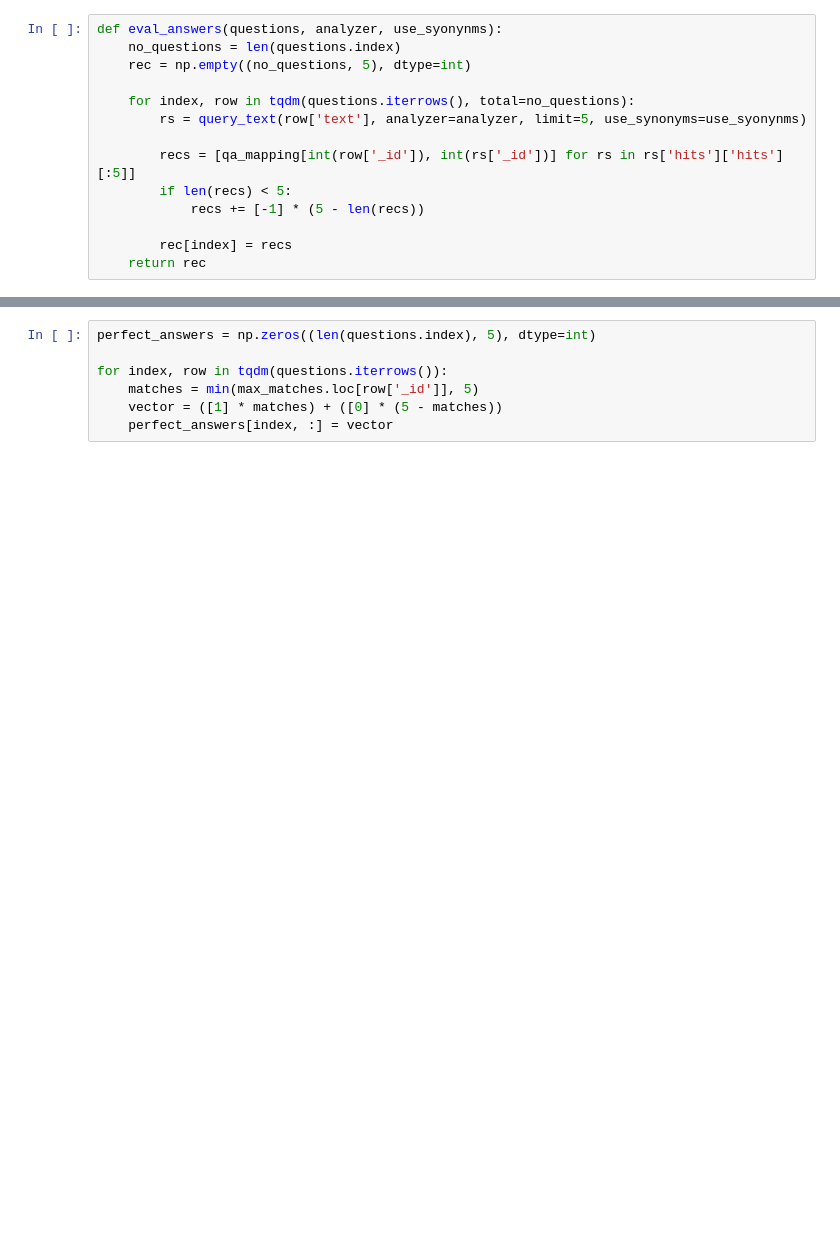
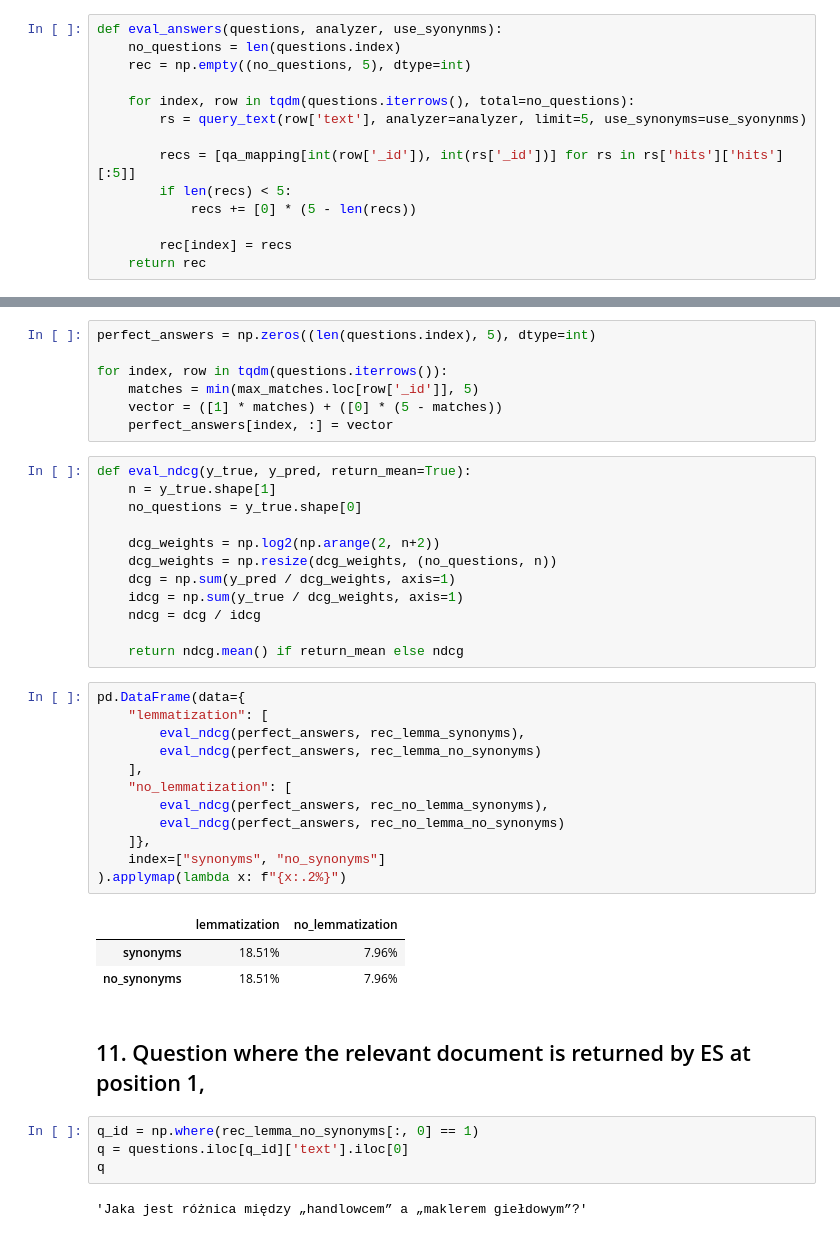
Before and after one commit to Thematiq/nlp, a Jupyter notebook: labs/lab2/lab2.ipynb, the cells around one changed output, grey strips where cells are left out. Saved outputs shown, nothing was run; the diff lists cells and outputs as text; blank space fills up the shorter version.

```diff
--- a/labs/lab2/lab2.ipynb
+++ b/labs/lab2/lab2.ipynb
@@ -354,7 +348,7 @@ def eval_answers(questions, analyzer, use_syonynms):
 
         recs = [qa_mapping[int(row['_id']), int(rs['_id'])] for rs in rs['hits']['hits'][:5]]
         if len(recs) < 5:
-            recs += [-1] * (5 - len(recs))
+            recs += [0] * (5 - len(recs))
 
         rec[index] = recs
     return rec
@@ -373,3 +367,39 @@ for index, row in tqdm(questions.iterrows()):
     matches = min(max_matches.loc[row['_id']], 5)
     vector = ([1] * matches) + ([0] * (5 - matches))
     perfect_answers[index, :] = vector
+# %%
+def eval_ndcg(y_true, y_pred, return_mean=True):
+    n = y_true.shape[1]
+    no_questions = y_true.shape[0]
+
+    dcg_weights = np.log2(np.arange(2, n+2))
+    dcg_weights = np.resize(dcg_weights, (no_questions, n))
+    dcg = np.sum(y_pred / dcg_weights, axis=1)
+    idcg = np.sum(y_true / dcg_weights, axis=1)
+    ndcg = dcg / idcg
+
+    return ndcg.mean() if return_mean else ndcg
+# %%
+pd.DataFrame(data={
+    "lemmatization": [
+        eval_ndcg(perfect_answers, rec_lemma_synonyms),
+        eval_ndcg(perfect_answers, rec_lemma_no_synonyms)
+    ],
+    "no_lemmatization": [
+        eval_ndcg(perfect_answers, rec_no_lemma_synonyms),
+        eval_ndcg(perfect_answers, rec_no_lemma_no_synonyms)
+    ]},
+    index=["synonyms", "no_synonyms"]
+).applymap(lambda x: f"{x:.2%}")
+# %% [output]
+|  | lemmatization | no_lemmatization |
+| synonyms | 18.51% | 7.96% |
+| no_synonyms | 18.51% | 7.96% |
+# %% [markdown]
+## 11. Question where the relevant document is returned by ES at position 1,
+# %%
+q_id = np.where(rec_lemma_no_synonyms[:, 0] == 1)
+q = questions.iloc[q_id]['text'].iloc[0]
+q
+# %% [output]
+'Jaka jest różnica między „handlowcem” a „maklerem giełdowym”?'
```
Also changed, not shown: parts of 20 cells of this notebook, 1 other file.
